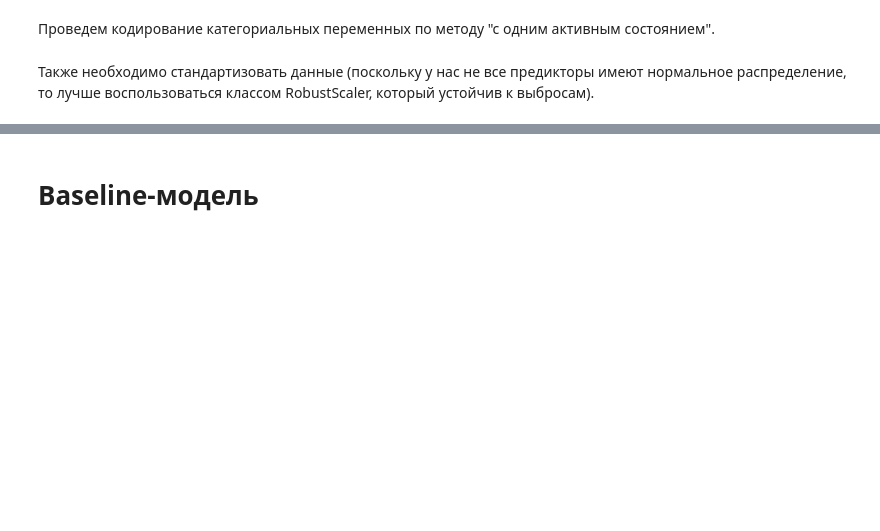
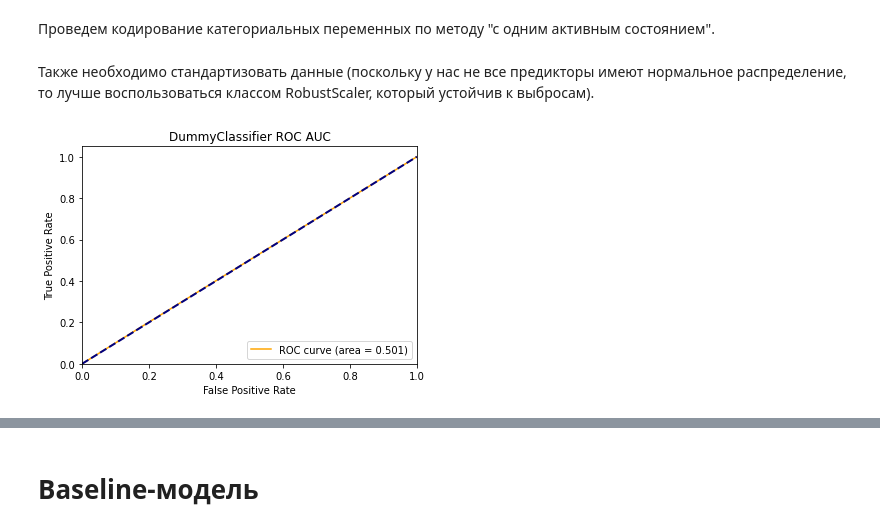
Before and after one commit to GlebsterHD/Tinkoff_DS_challenge, a Jupyter notebook: logistic_regression_research.ipynb, the cells around one changed output, grey strips where cells are left out. Drawn from its saved outputs; the diff is of its cells as text; code cells hidden in the pictures; blank space fills up the shorter version.

Commit message:
Update logistic_regression_research.ipynb
DummyClassifier added

```diff
--- a/logistic_regression_research.ipynb
+++ b/logistic_regression_research.ipynb
@@ -34,9 +34,9 @@ RND_STATE = 777
 datasets_names = ["Тренировочный", "Валидационный", "Контрольный"]
 datasets_path = ["Train_wo_na.csv", "Valid_wo_na.csv", "Control_wo_na.csv"]
 
-train = pd.read_csv(fr'Data\{datasets_path[0]}', encoding='cp1251', index_col=0).copy()
-valid = pd.read_csv(fr'Data\{datasets_path[1]}', encoding='cp1251', index_col=0).copy()
-test = pd.read_csv(fr'Data\{datasets_path[2]}', encoding='cp1251', index_col=0).copy()
+train = pd.read_csv(fr'Data\{datasets_path[0]}', encoding='cp1251', index_col=0)
+valid = pd.read_csv(fr'Data\{datasets_path[1]}', encoding='cp1251', index_col=0)
+test = pd.read_csv(fr'Data\{datasets_path[2]}', encoding='cp1251', index_col=0)
 
 datasets = [train, valid, test]
 # %% [markdown]
@@ -222,0 +226,31 @@ X_test_scaled = pd.DataFrame(scaler.transform(X_test.values),
+# %%
+dummy = DummyClassifier(strategy='stratified', random_state=RND_STATE)
+dummy.fit(X_tr_scaled, y_train)
+
+y_pred = dummy.predict(X_val_scaled)
+y_score = dummy.predict_proba(X_val_scaled)[:,1]
+
+lr_metrics['DummyClassifier'] = [roc_auc_score(y_valid, y_score),
+                              precision_score(y_valid, y_pred),
+                              recall_score(y_valid, y_pred),
+                              f1_score(y_valid, y_pred),
+                              log_loss(y_valid, y_pred)]
+
+fpr_baseline, tpr_baseline, thresholds = roc_curve(y_valid, y_score)
+
+roc_auc_baseline = auc(fpr_baseline, tpr_baseline)
+
+plt.plot(fpr_baseline, tpr_baseline, color='orange',
+             label=f'ROC curve (area = {roc_auc_baseline:.3f})')
+plt.plot([0, 1], [0, 1], color='navy', lw=2, linestyle='--')
+plt.xlim([0.0, 1.0])
+plt.ylim([0.0, 1.05])
+
+plt.xlabel('False Positive Rate')
+plt.ylabel('True Positive Rate')
+
+plt.title('DummyClassifier ROC AUC')
+plt.legend(loc="lower right")
+plt.show()
+# %% [output]
+[figure, added]
```
Also changed, not shown: parts of 23 cells of this notebook.
